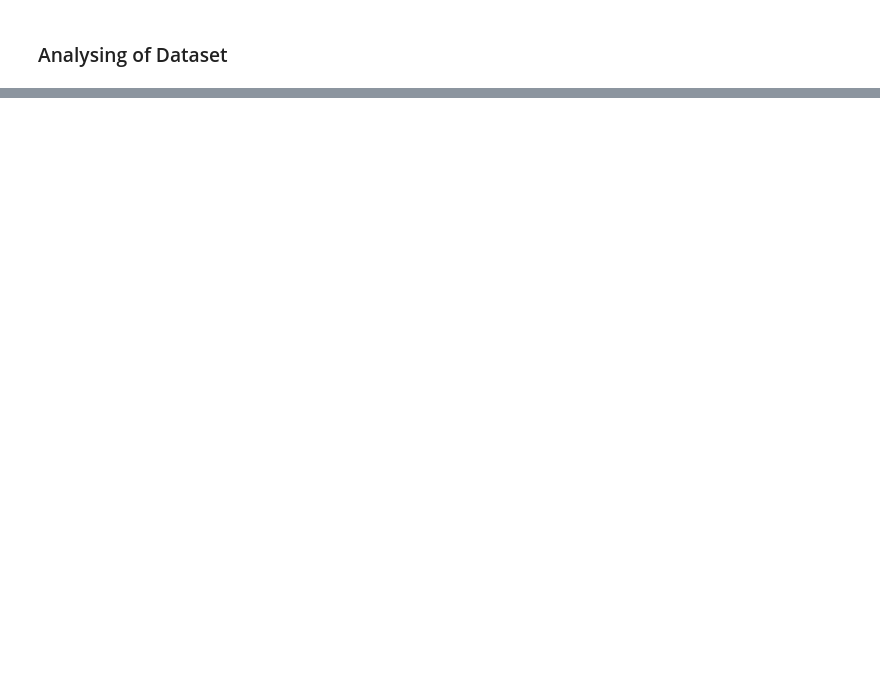
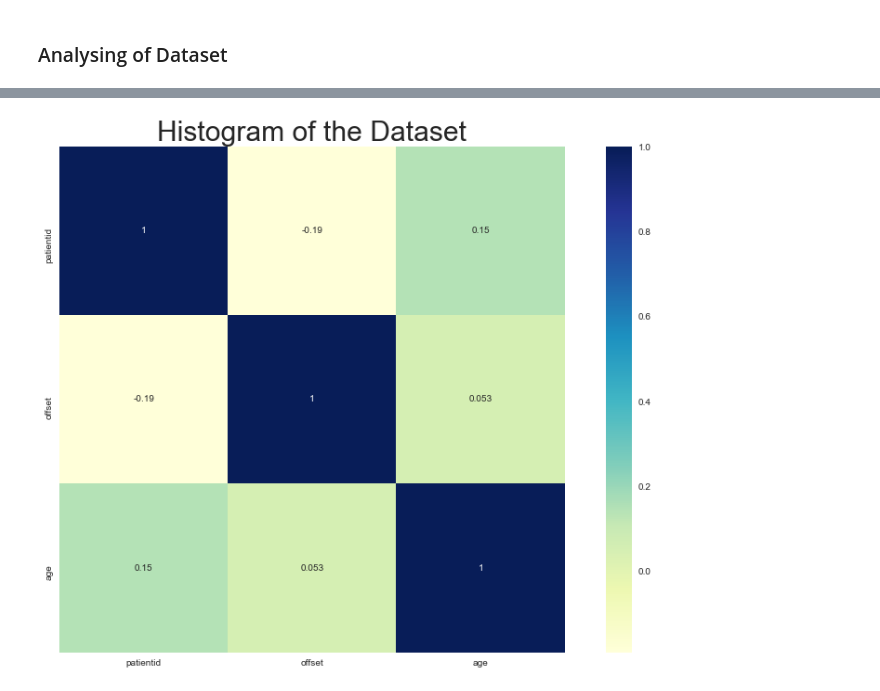
Before and after one commit to sb-robo/Covid-Detection-with-XRay-images, a Jupyter notebook: Analysis Data.ipynb, the cells around one changed output, grey strips where cells are left out. Saved outputs shown, nothing was run; the diff lists cells and outputs as text; code cells hidden in the pictures; blank space fills up the shorter version.

```diff
--- a/Analysis Data.ipynb
+++ b/Analysis Data.ipynb
@@ -96,0 +117,9 @@ plt.show()
+# %%
+plt.style.use('fast')
+
+plt.rcParams['figure.figsize'] = (16,10)
+sns.heatmap(df.corr(),annot=True,square=True,cmap="YlGnBu",)
+plt.title('Histogram of the Dataset', fontsize = 30)
+plt.show()
+# %% [output]
+[figure, added]
```
Also changed, not shown: parts of 9 cells of this notebook.
